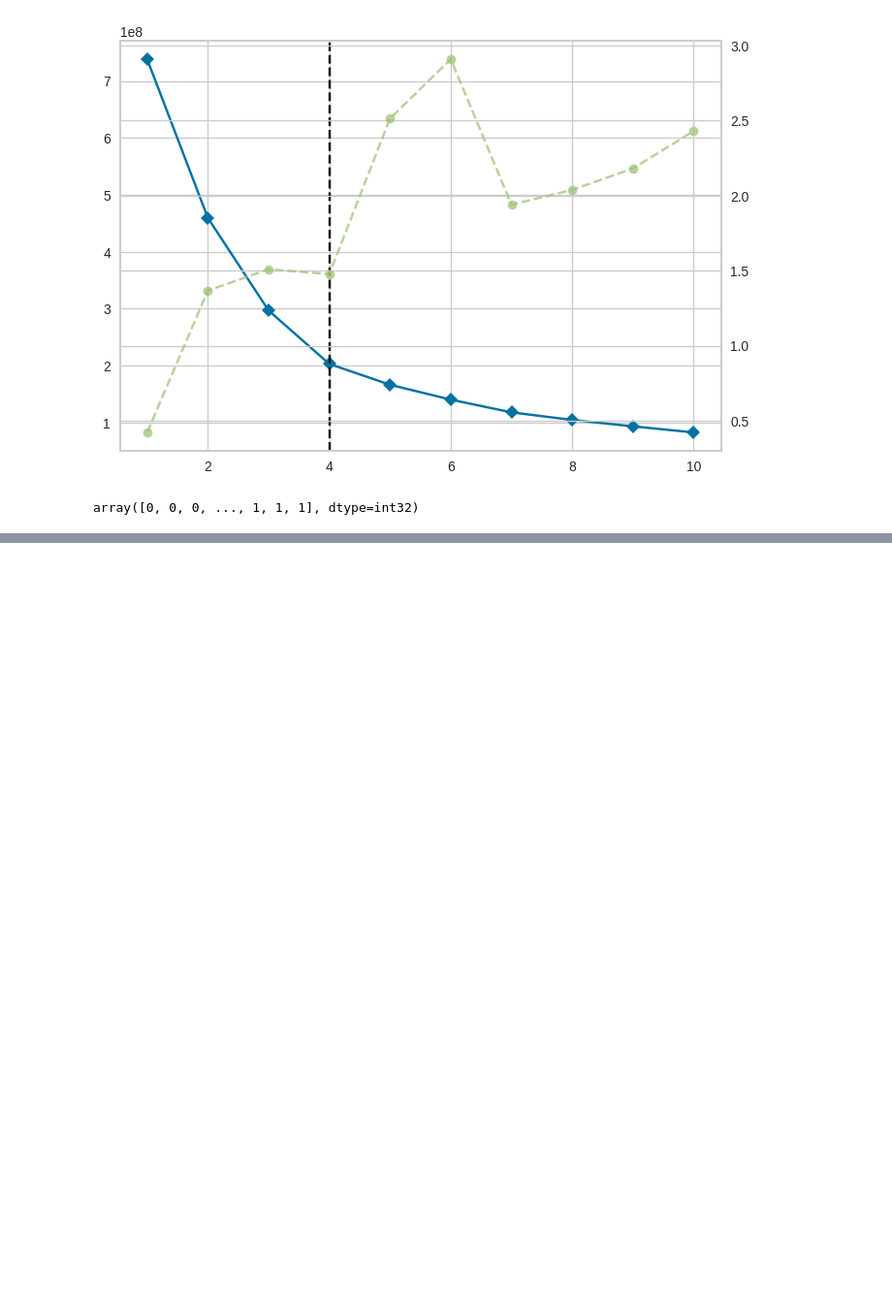
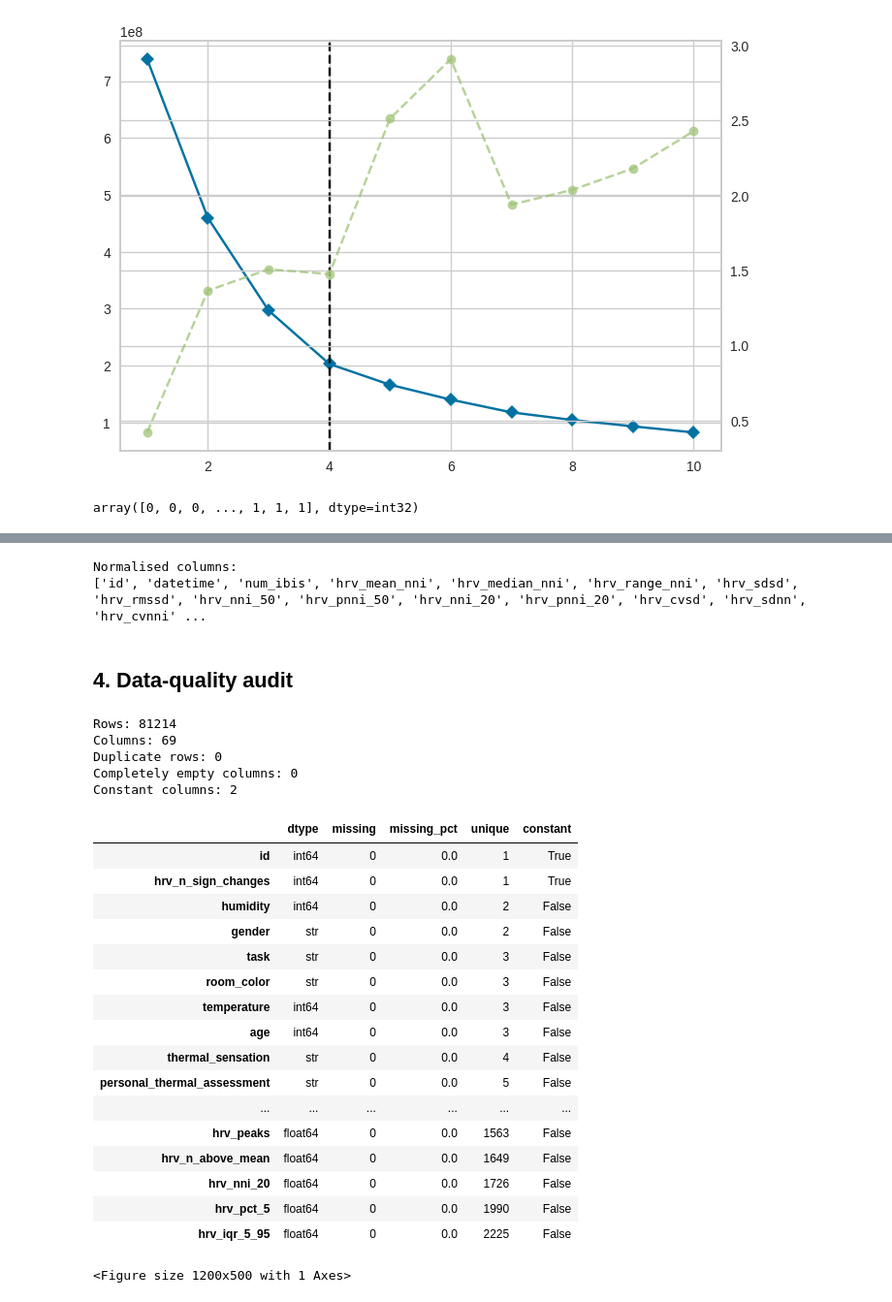
Before and after one commit to Jorgoluka100/uni_projects, a Jupyter notebook: Heat_Stress_Thermal_Clustering_Analysis.ipynb, the cells around one changed output, grey strips where cells are left out. Shown at 97% size. Drawn from its saved outputs; the diff is of its cells as text; code cells hidden in the pictures; blank space fills up the shorter version.

```diff
--- a/Heat_Stress_Thermal_Clustering_Analysis.ipynb
+++ b/Heat_Stress_Thermal_Clustering_Analysis.ipynb
@@ -145,0 +243,68 @@ array([0, 0, 0, ..., 1, 1, 1], dtype=int32)
+# %%
+def normalise_name(name):
+    name = str(name).strip().lower()
+    for ch in [" ", "-", "/", "(", ")", "[", "]", "%", "."]:
+        name = name.replace(ch, "_")
+    while "__" in name:
+        name = name.replace("__", "_")
+    return name.strip("_")
+
+data = raw.copy()
+data.columns = [normalise_name(c) for c in data.columns]
+
+print("Normalised columns:")
+print(data.columns.tolist())
+# %% [output]
+Normalised columns:
+['id', 'datetime', 'num_ibis', 'hrv_mean_nni', 'hrv_median_nni', 'hrv_range_nni', 'hrv_sdsd', 'hrv_rmssd', 'hrv_nni_50', 'hrv_pnni_50', 'hrv_nni_20', 'hrv_pnni_20', 'hrv_cvsd', 'hrv_sdnn', 'hrv_cvnni' ...
+# %% [markdown]
+## 4. Data-quality audit
+# %%
+audit = pd.DataFrame({
+    "dtype": data.dtypes.astype(str),
+    "missing": data.isna().sum(),
+    "missing_pct": data.isna().mean().mul(100).round(2),
+    "unique": data.nunique(dropna=True),
+})
+audit["constant"] = audit["unique"] <= 1
+
+print("Rows:", len(data))
+print("Columns:", data.shape[1])
+print("Duplicate rows:", data.duplicated().sum())
+print("Completely empty columns:", int(data.isna().all().sum()))
+print("Constant columns:", int(audit["constant"].sum()))
+
+display(audit.sort_values(["missing_pct", "unique"], ascending=[False, True]).head(30))
+# %% [output]
+Rows: 81214
+Columns: 69
+Duplicate rows: 0
+Completely empty columns: 0
+Constant columns: 2
+|  | dtype | missing | missing_pct | unique | constant |
+| id | int64 | 0 | 0.0 | 1 | True |
+| hrv_n_sign_changes | int64 | 0 | 0.0 | 1 | True |
+| humidity | int64 | 0 | 0.0 | 2 | False |
+| gender | str | 0 | 0.0 | 2 | False |
+| task | str | 0 | 0.0 | 3 | False |
+| room_color | str | 0 | 0.0 | 3 | False |
+| temperature | int64 | 0 | 0.0 | 3 | False |
+| age | int64 | 0 | 0.0 | 3 | False |
+| thermal_sensation | str | 0 | 0.0 | 4 | False |
+| personal_thermal_assessment | str | 0 | 0.0 | 5 | False |
+| ... | ... | ... | ... | ... | ... |
+| hrv_peaks | float64 | 0 | 0.0 | 1563 | False |
+| hrv_n_above_mean | float64 | 0 | 0.0 | 1649 | False |
+| hrv_nni_20 | float64 | 0 | 0.0 | 1726 | False |
+| hrv_pct_5 | float64 | 0 | 0.0 | 1990 | False |
+| hrv_iqr_5_95 | float64 | 0 | 0.0 | 2225 | False |
+# %%
+plt.figure(figsize=(12, 5))
+missing = audit["missing_pct"].sort_values(ascending=False).head(25)
+missing.plot(kind="bar")
+plt.ylabel("Missing values (%)")
+plt.title("Top columns by missingness")
+plt.tight_layout()
+plt.show()
+# %% [output]
+<Figure size 1200x500 with 1 Axes>
```
Also changed, not shown: parts of 60 cells of this notebook.
